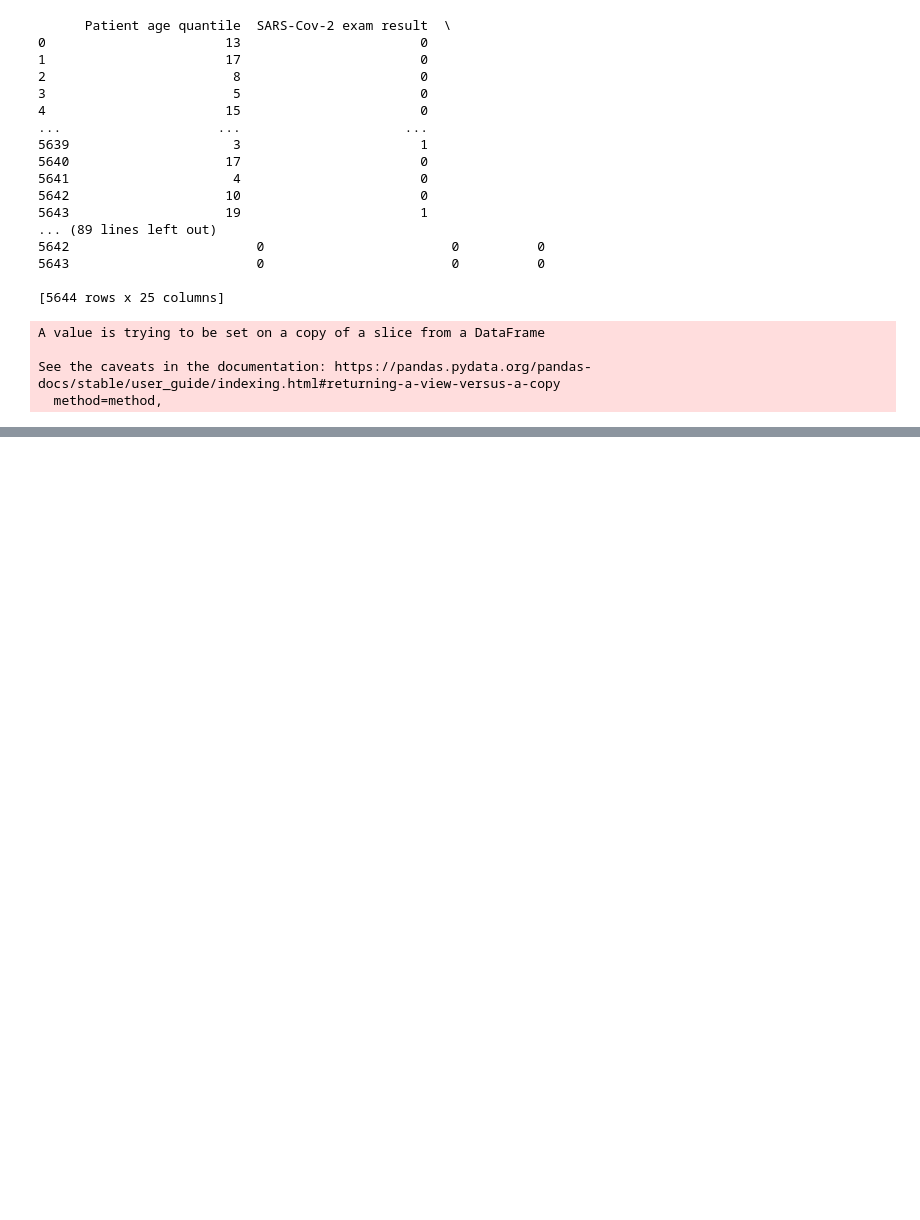
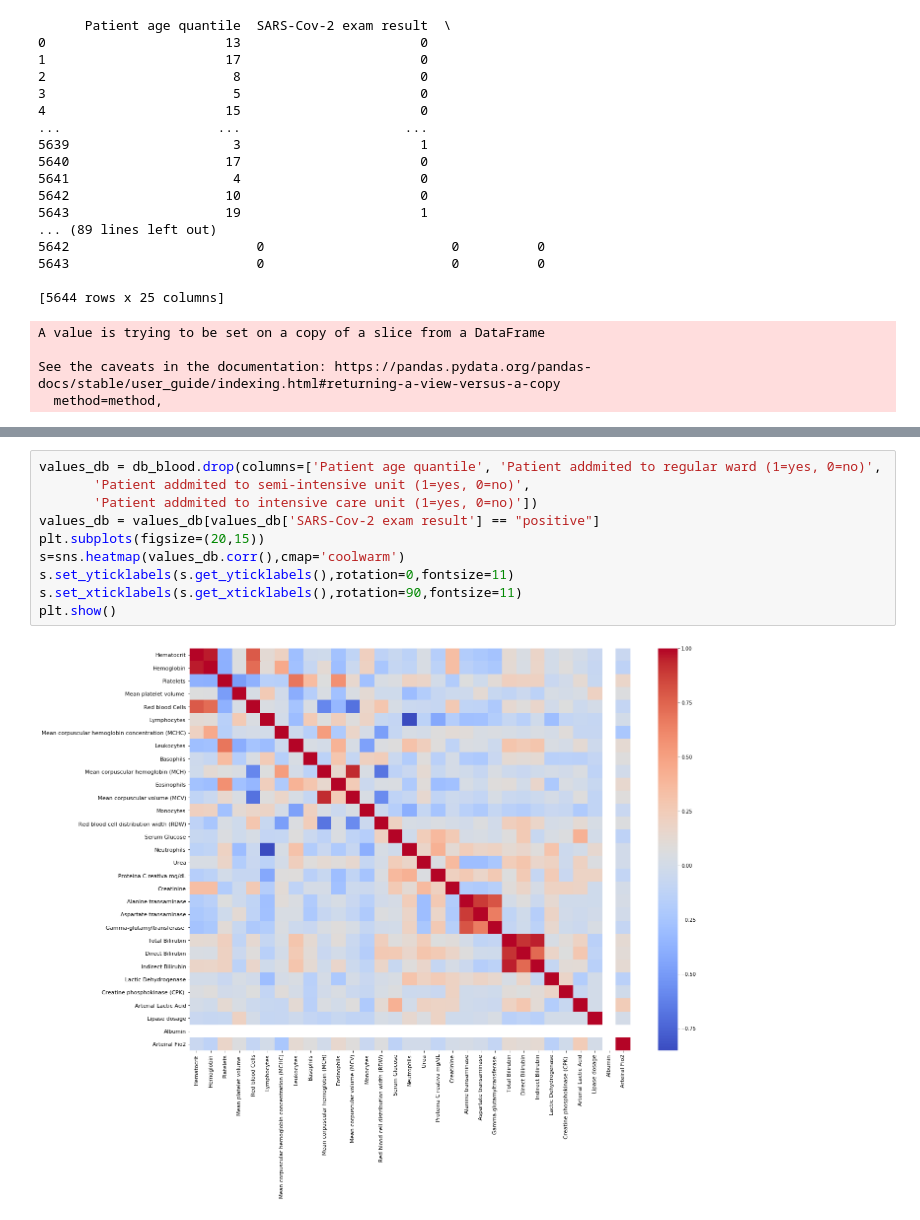
Before and after one commit to mauricioac/learning-algorithms, a Jupyter notebook: coco/index.ipynb, the cells around one changed output, grey strips where cells are left out. Cells and saved outputs as stored; diff of their text form; blank space fills up the shorter version.

```diff
--- a/coco/index.ipynb
+++ b/coco/index.ipynb
@@ -706,0 +769,12 @@ ax.grid()
+# %%
+values_db = db_blood.drop(columns=['Patient age quantile', 'Patient addmited to regular ward (1=yes, 0=no)',
+       'Patient addmited to semi-intensive unit (1=yes, 0=no)',
+       'Patient addmited to intensive care unit (1=yes, 0=no)'])
+values_db = values_db[values_db['SARS-Cov-2 exam result'] == "positive"]
+plt.subplots(figsize=(20,15))
+s=sns.heatmap(values_db.corr(),cmap='coolwarm')
+s.set_yticklabels(s.get_yticklabels(),rotation=0,fontsize=11)
+s.set_xticklabels(s.get_xticklabels(),rotation=90,fontsize=11)
+plt.show()
+# %% [output]
+[figure, added]
```
Also changed, not shown: parts of 7 cells of this notebook.
